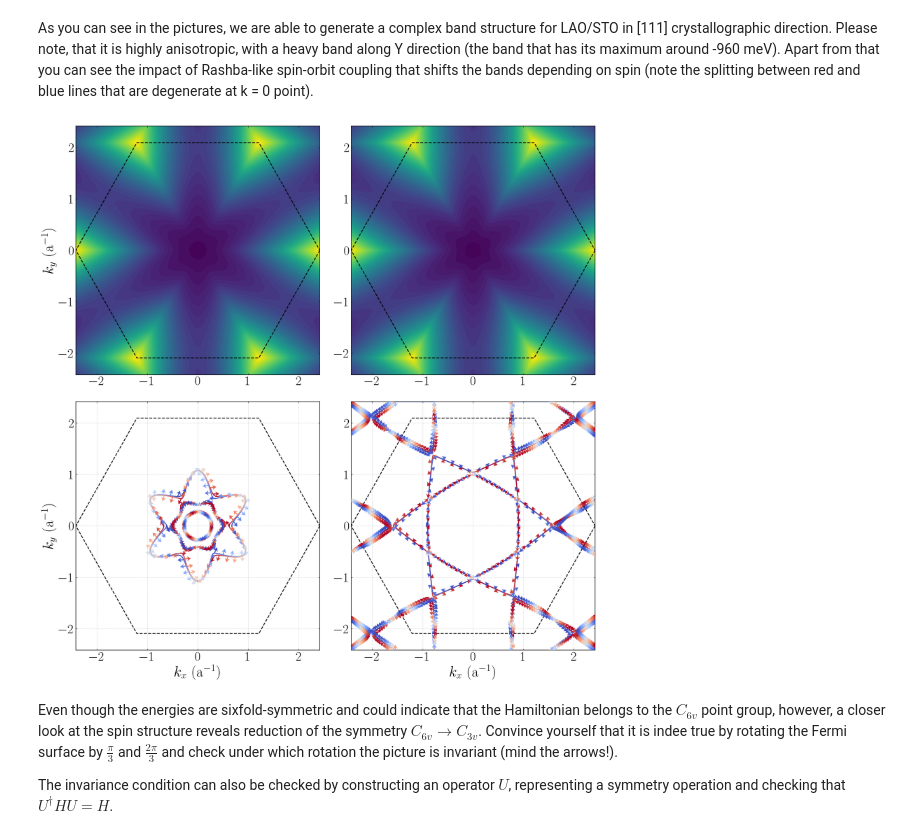
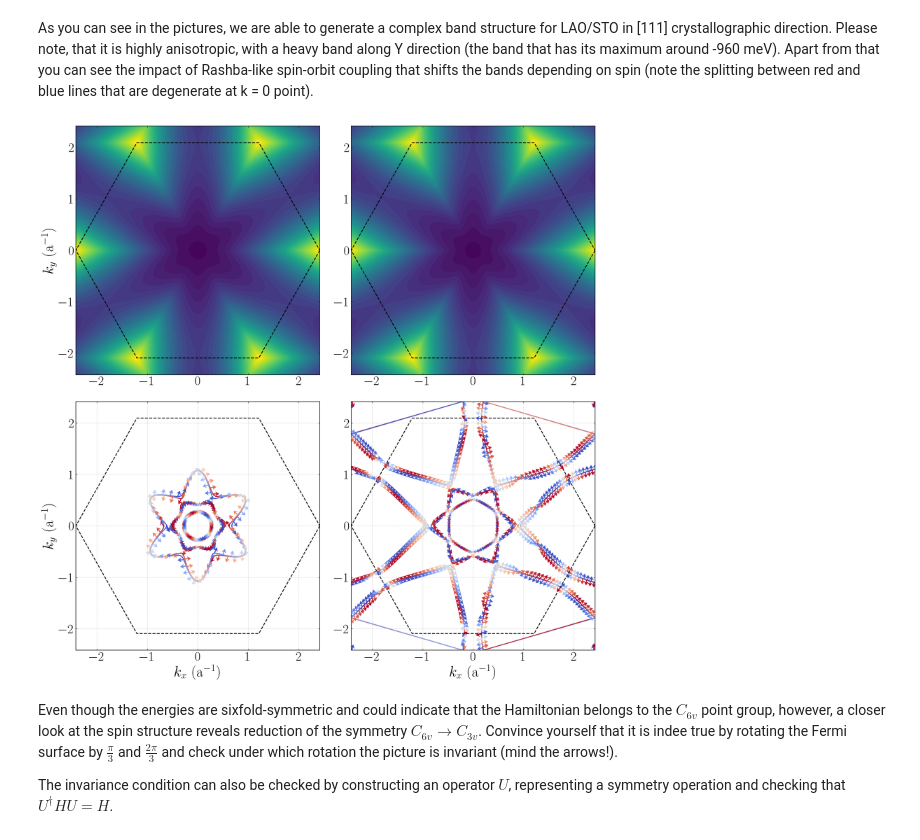
Before and after one commit to j-czarnecki/LAO-STO, a Jupyter notebook: Symbolic/SuperconductingGapSymmetry.ipynb, the cells around one changed output. Saved outputs shown, nothing was run; the diff lists cells and outputs as text; code cells hidden in the pictures.

```diff
--- a/Symbolic/SuperconductingGapSymmetry.ipynb
+++ b/Symbolic/SuperconductingGapSymmetry.ipynb
@@ -214,31 +231,40 @@ from dataclasses import dataclass, field
 #     This dataclass defines parameters for a tight-binding model of transition metal oxide.
 #     Default values correspond to the LAO/STO interface.
 #     """
-#     t_sigma: np.float64 = np.float64(500) #[meV]
-#     t_pi: np.float64 = np.float64(40) #[meV]
-#     l_soc: np.float64 = np.float64(-10) #[meV]
-#     t_rashba: np.float64 = np.float64(5) #[meV]
-#     d_tri: np.float64 = np.float64(10) #[meV]
-#     mu: np.float64 = np.float64(0.) #[meV]
-#     a: np.float64 = np.float64(1.0)
+    # t_sigma: np.float64 = np.float64(1.0) # Energy of sigma-overlap between d orbitals [t_σ]
+    # t_pi: np.float64 = np.float64(0.08) # Energy of pi-overlap between d orbitals [t_σ]
+    # l_soc: np.float64 = np.float64(-0.02) # Atomic SOC energy [t_σ]
+    # t_rashba: np.float64 = np.float64(0.01) # Odd-momentum (p-d hybridization) hopping energy [t_σ]
+    # d_tri: np.float64 = np.float64(0.02) # Trigonal spitting energy [t_σ]
+    # mu: np.float64 = np.float64(0.) # Chemical potential [t_σ]
+    # a: np.float64 = np.float64(1.0) # Lattice constant
 
 @dataclass
 class dispersion_parameters:
     """
     This dataclass defines parameters for a tight-binding model of transition metal oxide.
-    All energies are defined in units of t_σ.
+    All energies are defined in units of [meV].
     """
-    t_sigma: np.float64 = np.float64(1.0) # Energy of sigma-overlap between d orbitals [t_σ]
-    t_pi: np.float64 = np.float64(0.08) # Energy of pi-overlap between d orbitals [t_σ]
-    l_soc: np.float64 = np.float64(-0.02) # Atomic SOC energy [t_σ]
-    t_rashba: np.float64 = np.float64(0.01) # Odd-momentum (p-d hybridization) hopping energy[t_σ]
-    d_tri: np.float64 = np.float64(0.02) # Trigonal spitting energy [t_σ]
-    mu: np.float64 = np.float64(0.) # Chemical potential [t_σ]
+    t_sigma: np.float64 = np.float64(500) # Energy of sigma-overlap between d orbitals [meV]
+    t_pi: np.float64 = np.float64(40) # Energy of pi-overlap between d orbitals [meV]
+    l_soc: np.float64 = np.float64(-10) # Atomic SOC energy [meV]
+    t_rashba: np.float64 = np.float64(5) # Odd-momentum (p-d hybridization) hopping energy [meV]
+    d_tri: np.float64 = np.float64(10) # Trigonal spitting energy [meV]
+    mu: np.float64 = np.float64(0.) # Chemical potential [meV]
     a: np.float64 = np.float64(1.0) # Lattice constant
-    min_energy_kinetics: np.float64 = field(init=False) # Minimum energy estimated from kinetic-only terms of the Hamiltonian
+    g: np.float64 = np.float64(2.0) # Lande g-factor
+    B: np.float64 = np.float64(0.0) # Magnetic field magnitude [T]
+    theta_B: np.float64 = np.float64(0.0) # Angle between magnetic field and positive Z-axis in [111] direction [rad]
+    phi_B: np.float64 = np.float64(0.0) # Angle between magnetic field positive X-axis [rad]
+
+    energy_unit: str = "(meV)"
+
+    min_energy_kinetics: np.float64 = field(init=False) # Minimum energy estimated from kinetic-only terms of the Hamiltonian [meV]
+    mu_B: np.float64 = field(init=False) # [meV/T]
 
     def __post_init__(self):
-        self.min_energy_kinetics = np.float64(-(2 * self.t_sigma + self.t_pi)) #[t_σ]
+        self.min_energy_kinetics = np.float64(-(2 * self.t_sigma + self.t_pi))
+        self.mu_B = np.float64(5.788381798218 * 1e-2)
 
 params = dispersion_parameters() # default values
 # %%
@@ -366,7 +392,7 @@ Apart from that you can see the impact of Rashba-like spin-orbit coupling that s
 # %%
 from scipy.interpolate import RegularGridInterpolator
 
-def plot_dispersion(params: dispersion_parameters, ham_dim: int, n_k_points: int = 200, Fermi_levels: tuple = (-2, -1.5)):
+def plot_dispersion(params: dispersion_parameters, ham_dim: int, n_k_points: int = 200, Fermi_levels: tuple = (-1000, -950)):
     """
     This function plots the dispersion relation for a given set of parameters.
     It generates two kinds of plots - contourf plots of the energy bands for two lowest bands,
@@ -394,7 +420,7 @@ def plot_dispersion(params: dispersion_parameters, ham_dim: int, n_k_points: int
     S_z = np.zeros((n_k_points, n_k_points, ham_dim))
     for i, kx in enumerate(k_x_vals):
         for j, ky in enumerate(k_y_vals):
-            H_k = compute_H(kx, ky, params.t_sigma, params.t_pi, params.l_soc, params.t_rashba, params.d_tri, params.mu)
+            H_k = compute_H(kx, ky, params.t_sigma, params.t_pi, params.l_soc, params.t_rashba, params.d_tri, params.mu, params.g, params.mu_B, params.B, params.theta_B, params.phi_B)
             evals, evecs = np.linalg.eigh(H_k, UPLO='U')
             Energies[i, j] = evals
             S_x[i, j], S_y[i, j], S_z[i, j] = calculate_spin_expectation(evecs)
@@ -447,34 +473,34 @@ def plot_dispersion(params: dispersion_parameters, ham_dim: int, n_k_points: int
                 kx_c = vertices[:,0]
                 ky_c = vertices[:,1]
                 step = max(len(vertices) // 50, 1)
                 kx_q = kx_c[::step]
                 ky_q = ky_c[::step]
                 Sx_q = interpolated_S_x[::step]
                 Sy_q = interpolated_S_y[::step]
                 Sz_q = interpolated_S_z[::step]
                 ax.quiver(
                     kx_q, ky_q,
                     Sx_q, Sy_q,
                     Sz_q,                 # used for color
                     cmap="coolwarm",
                     scale=4,
                     scale_units="xy",
                     width=0.004,
                     headwidth=5,
                     headlength=4,
                     headaxislength=3,
                     zorder=3
                 )
             ax.grid(True, linestyle=':')
             ax.set_xlabel(r'$k_x$ (a$^{-1}$)')
         plot_first_bz_boundary(ax)
 
     axes[1, 0].set_ylabel(r'$k_y$ (a$^{-1}$)')
     plt.tight_layout()
     plt.show()
 plot_dispersion(params, 12) #Lets collect the Fermi contours for given Fermi levels
 # %% [output]
-[figure, old version]
+[figure, new version]
 # %% [markdown]
 Even though the energies are sixfold-symmetric and could indicate that the Hamiltonian belongs to the $C_{6v}$ point group,
 however, a closer look at the spin structure reveals reduction of the symmetry $C_{6v} \rightarrow C_{3v}$.
```
Also changed, not shown: parts of 19 cells of this notebook, 20 other files.
